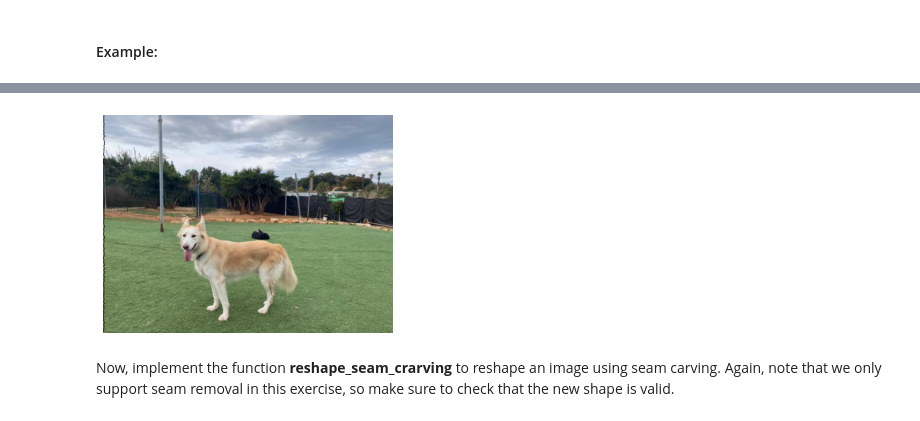
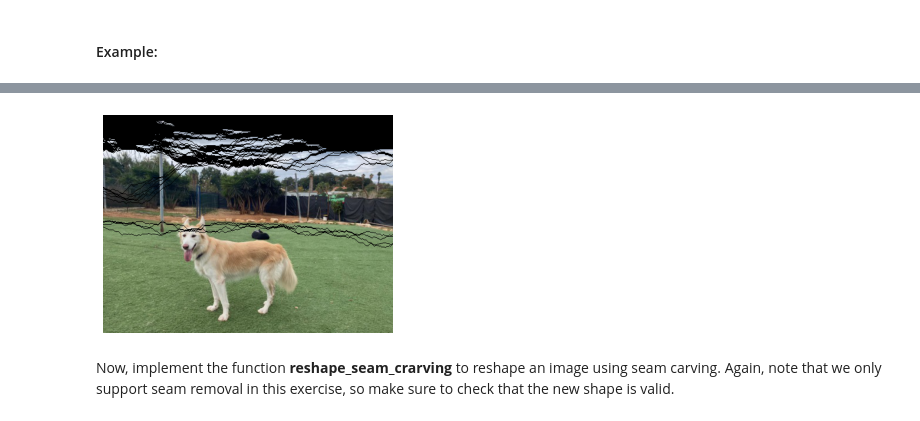
Before and after one commit to alwx174/graphics01, a Jupyter notebook: ex1/Seam Carving.ipynb, the cells around one changed output, grey strips where cells are left out. Cells and saved outputs as stored; diff of their text form; code cells hidden in the pictures.

Commit message:
almost done! seam_carving and reshape (removal) are working

```diff
--- a/ex1/Seam Carving.ipynb
+++ b/ex1/Seam Carving.ipynb
@@ -139,9 +141,9 @@ VERTICAL_HORIZONTAL = 0
 HORIZONTAL_VERTICAL = 1
 INTERMITTNET = 2
 # %%
-new_shape = (300, 300)
-carve_mode = VERTICAL_HORIZONTAL
-image_seam = seam_carving.visualise(image, new_shape, False, [0,0,0])
+new_shape = (300, 400)
+carve_mode = True
+image_seam = seam_carving.visualise_seams(image, new_shape, carve_mode, [0,0,0])
 show_image(image_seam)
 # %% [output]
-[figure, old version]
+[figure, new version]
```
Also changed, not shown: parts of 4 cells of this notebook, 1 other file.
